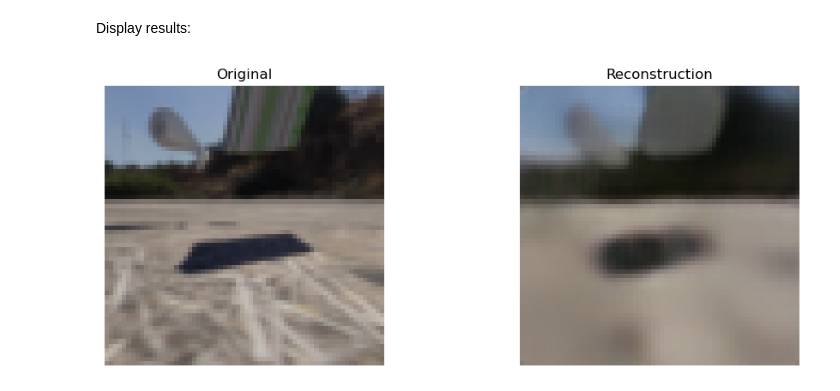
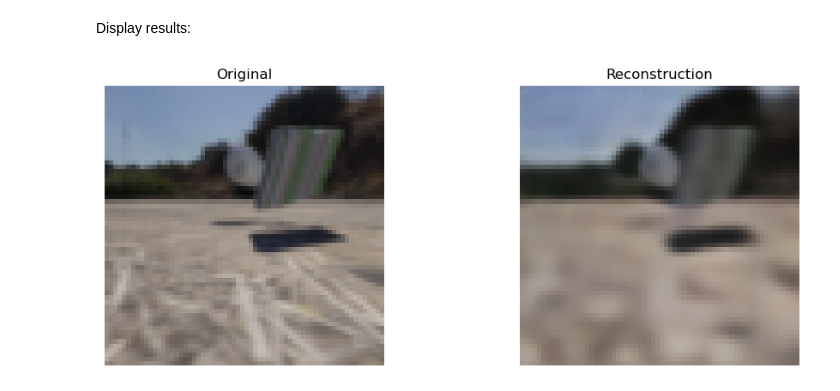
Before and after one commit to vladimashev/object-repr-video-prediction, a Jupyter notebook: test_reconstruction.ipynb, the cells around one changed output. Drawn from its saved outputs; the diff is of its cells as text; code cells hidden in the pictures.

Commit message:
Improvements to masked AE

```diff
--- a/test_reconstruction.ipynb
+++ b/test_reconstruction.ipynb
@@ -195,11 +195,24 @@ from dataset import MaskDataset
 from torchvision import transforms
 from torch.utils.data import DataLoader
 
-transform = transforms.Compose([
+train_transform = transforms.Compose([
+    transforms.Resize((64, 64)),
+    transforms.RandomHorizontalFlip(p=0.5),
+    transforms.ColorJitter(
+        brightness=0.2,
+        contrast=0.2,
+        saturation=0.2,
+        hue=0.1
+    ),
     transforms.ToTensor(),
 ])
 
-train_dataset = MaskDataset(TRAIN_PATH, transform)
-val_dataset = MaskDataset(VALIDATION_PATH, transform)
+val_transform = transforms.Compose([
+    transforms.Resize((64, 64)),
+    transforms.ToTensor(),
+])
+
+train_dataset = MaskDataset(TRAIN_PATH, train_transform)
+val_dataset = MaskDataset(VALIDATION_PATH, val_transform)
 # %%
 batch = next(iter(val_dataset))
@@ -206,5 +222,5 @@ batch = next(iter(val_dataset))
 # %%
-B_SIZE = 16
+B_SIZE = 64
 
 train_loader = DataLoader(
         dataset=train_dataset,
@@ -228,14 +244,15 @@ torch.Size([16, 1, 64, 64])
 import torch.nn.functional as F
 from train import Trainer
 from models.masked_object_transformer import MaskedObjectTransformer
+from evaluate import evaluate_autoencoder
 
 def save_models(model, optimizer, scheduler, stats, model_name, save_path):
     torch.save({
-        'encoder_state_dict': model.encoder.state_dict(),
-        'decoder_state_dict': model.decoder.state_dict(),
+        'model_state_dict': model.state_dict(),
         'stats': stats
     }, save_path)
 
+DEFAULT_CRITERION = torch.nn.MSELoss()
 def reconstruction_loss(ins, outs, mode='l1'):
     imgs, masks = ins
 
@@ -244,15 +261,15 @@ def reconstruction_loss(ins, outs, mode='l1'):
     elif mode == 'mse':
         return F.mse_loss(outs, imgs)
     else:
-        raise ValueError
+        return DEFAULT_CRITERION(outs, imgs)
 
-autoencoder_obj = MaskedObjectTransformer(obj_num=10, embed_dim=256,
+autoencoder_obj = MaskedObjectTransformer(obj_num=10, embed_dim=512,
                                           img_size=64, enc_depth=3,
                                           nhead=8, mlp_ratio=4.0)
 
-optimizer = torch.optim.AdamW(autoencoder_obj.parameters(), lr=3e-4, weight_decay=.05)
-trainer = Trainer(model=autoencoder_obj, evaluate=None,
-                  optimizer=optimizer, experiment_name="Mask_AE",
-                  criterion=lambda outs, ins : reconstruction_loss(ins, outs))
-trainer.train(train_loader, val_loader, 1)
+optimizer = torch.optim.AdamW(autoencoder_obj.parameters(), lr=1e-4)
+trainer = Trainer(model=autoencoder_obj, evaluate=evaluate_autoencoder,
+                  optimizer=optimizer, experiment_name="Mask_AE", save_model=save_models,
+                  criterion=lambda outs, ins : reconstruction_loss(ins, outs, mode='else'))
+trainer.train(train_loader, val_loader, 10)
 # %% [output]
@@ -281,24 +302,24 @@ Display results:
 # %%
 import matplotlib.pyplot as plt
 batch = next(iter(val_loader))
 sample = batch[0].to(device)
 sample_masks = batch[1].to(device)
 
 sample_out = autoencoder_obj((sample, sample_masks))
 img_out = sample_out
 
 plt.figure(figsize=(10, 4))
 
 plt.subplot(1, 2, 1)
-plt.imshow(sample[0].cpu().detach().permute(1, 2, 0).numpy())
+plt.imshow(sample[5][0].cpu().detach().permute(1, 2, 0).numpy())
 plt.title("Original")
 plt.axis("off")
 
 plt.subplot(1, 2, 2)
-plt.imshow(img_out[0].cpu().detach().squeeze(0).permute(1, 2, 0).detach().cpu().numpy())
+plt.imshow(img_out[5][0].cpu().detach().squeeze(0).permute(1, 2, 0).detach().cpu().numpy())
 plt.title("Reconstruction")
 plt.tight_layout()
 plt.axis("off")
 plt.show()
 # %% [output]
-[figure, old version]
+[figure, new version]
```
Also changed, not shown: parts of 4 cells of this notebook, 48 other files.
